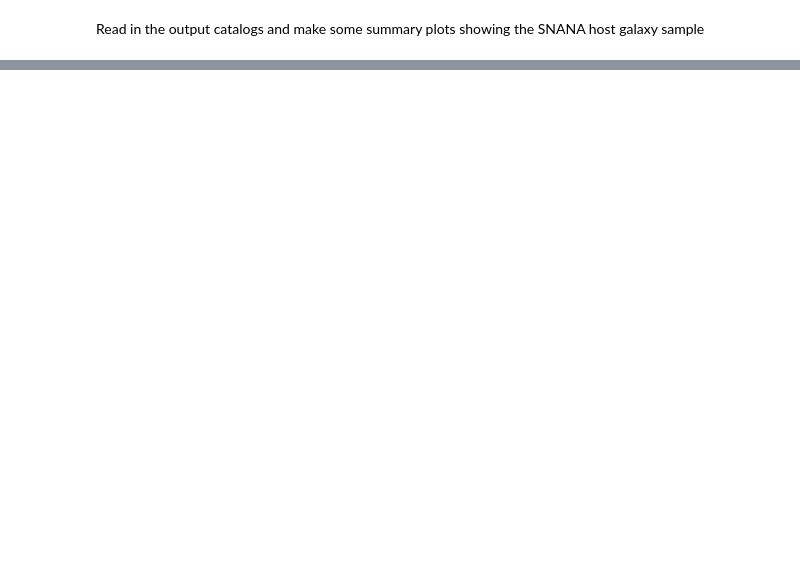
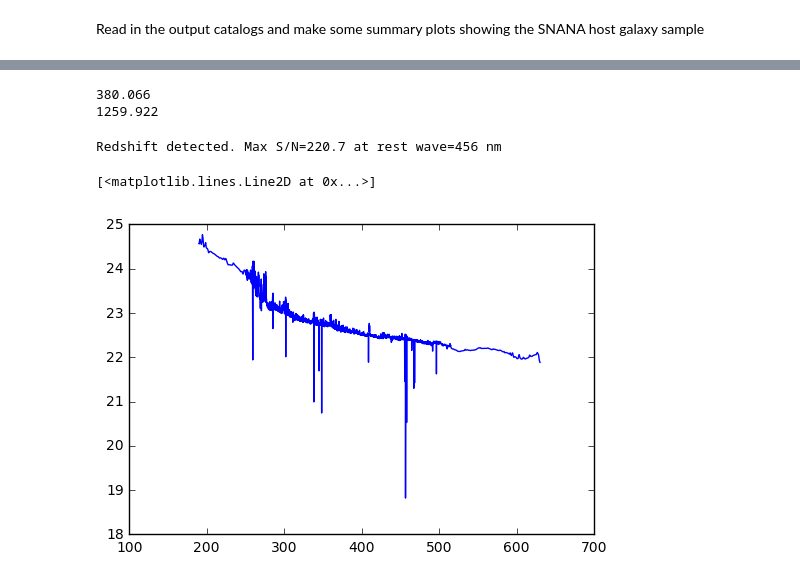
Before and after one commit to srodney/wfirst, a Jupyter notebook: snhostgal_mk_summary_plots.ipynb, the cells around one changed output, grey strips where cells are left out. Cells and saved outputs as stored; diff of their text form; code cells hidden in the pictures; blank space fills up the shorter version.

```diff
--- a/snhostgal_mk_summary_plots.ipynb
+++ b/snhostgal_mk_summary_plots.ipynb
@@ -12,3 +22,20 @@ from glob import glob
+# %%
+reload(snhostspec)
+etcout = snhostspec.SubaruObsSim('etc.output/subaruPFS_SNR.40hr.000510.dat', 1, 25, 40)
+print(etcout.wave_obs.min())
+print(etcout.wave_obs.max())
+# %% [output]
+380.066
+1259.922
+# %%
+etcout.check_redshift(showplot=False)
+# %% [output]
+Redshift detected. Max S/N=220.7 at rest wave=456 nm
+# %%
+plt.plot(etcout.wave_rest, etcout.mAB)
+# %% [output]
+[<matplotlib.lines.Line2D at 0x...>]
+[figure, added]
 # %%
 # Host galaxy magnitude vs redshift compared to 3DHST
 photdat3d = fits.open('3DHST/3dhst_master.phot.v4.1/3dhst_master.phot.v4.1.cat.FITS')
```
Also changed, not shown: parts of 9 cells of this notebook, 3 other files.
